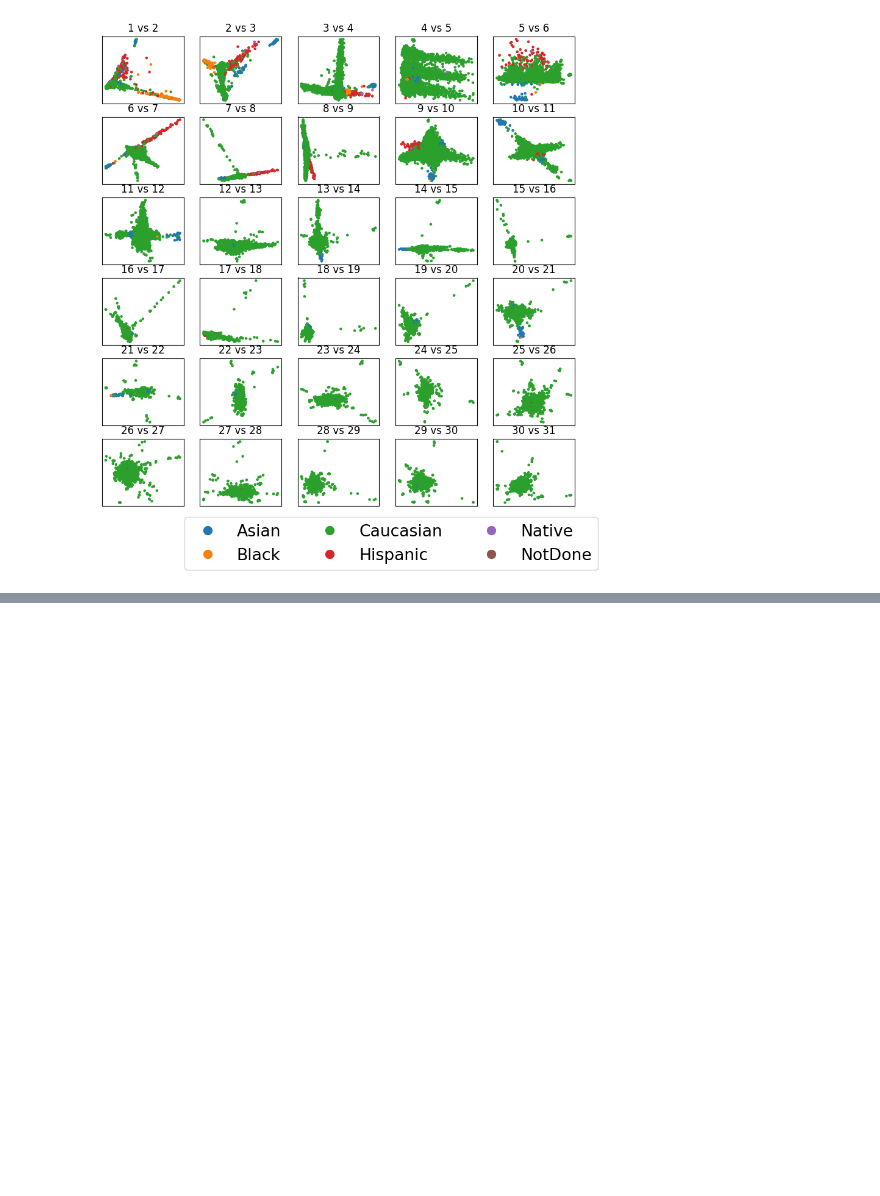
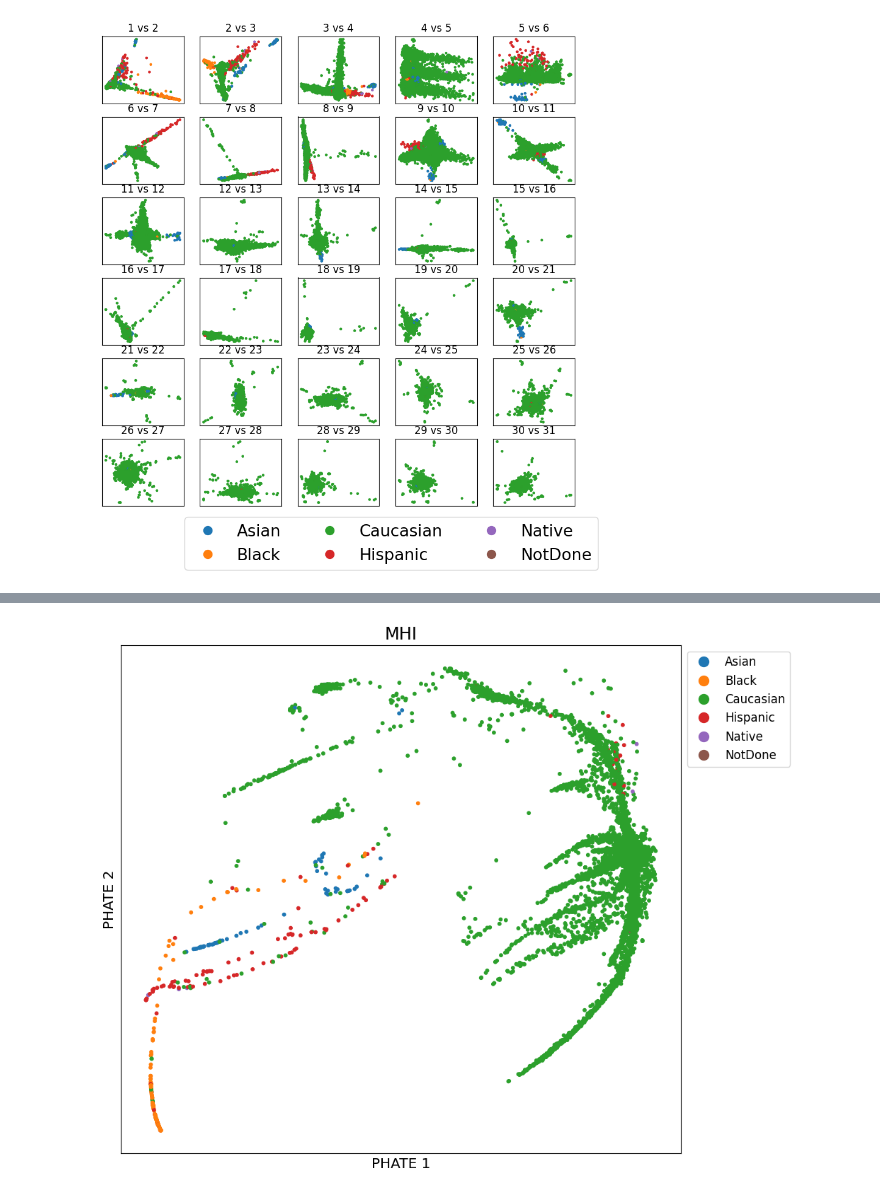
Before and after one commit to latent-reasoning-works/manylatents, a Jupyter notebook: notebooks/MHI/phate_MHI.ipynb, the cells around one changed output, grey strips where cells are left out. Saved outputs shown, nothing was run; the diff lists cells and outputs as text; code cells hidden in the pictures; blank space fills up the shorter version.

```diff
--- a/notebooks/MHI/phate_MHI.ipynb
+++ b/notebooks/MHI/phate_MHI.ipynb
@@ -35,7 +37,7 @@ metadata_path = os.path.join(exp_path, metadata_file)
 
 inputs_mhi, _, samples_mhi, snp_names_mhi, _, metadata_mhi = data_loader.load_data_MHI(data_path, metadata_path)
 # %%
-pca_input = pd.read_csv('/lustre06/project/6065672/shared/MHI_GWAS_SHUANG/MHI_PCA')
+MHI_PCA = pd.read_csv('/lustre06/project/6065672/shared/MHI_GWAS_SHUANG/MHI_PCA', index_col=0)
 # %%
 # label colors are arbitrary
 label_order_mhi, pop_pallette_mhi = make_palette_order(metadata_mhi)
@@ -76,0 +83,4 @@ plt.tight_layout()
+# %%
+phate_operator = phate.PHATE(random_state=2, knn=8, t=6, n_pca=None)
+phate_operator.fit(MHI_PCA.values)
+phate_emb_MHI = phate_operator.transform()
@@ -76,0 +105,8 @@ plt.tight_layout()
+# %%
+scprep.plot.scatter2d(phate_emb_MHI, s = 10, cmap=pop_pallette_mhi,
+                      legend_anchor=(1,1),legend_ncol=1, c=metadata_mhi['selfreported_pop'],
+                      xticks=False, yticks=False, figsize=(10, 8),
+                      label_prefix="PHATE ", fontsize=10, title='MHI')
+plt.savefig('../shuang/figures/PHATE_MHI.png', bbox_inches='tight')
+# %% [output]
+[figure, added]
```
Also changed, not shown: parts of 5 cells of this notebook, 1 other file.
